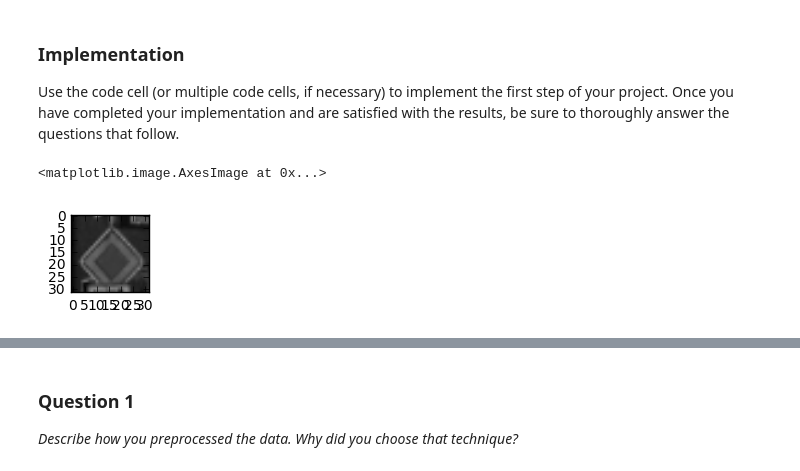
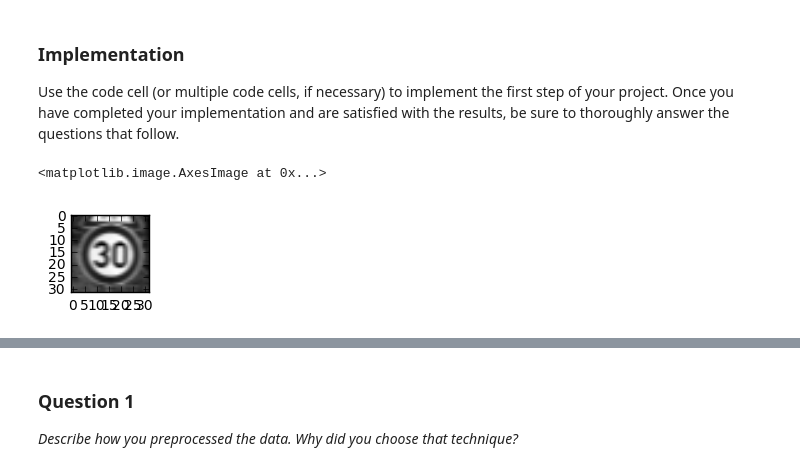
Before and after one commit to gothicmicky/MoocProjects, a Jupyter notebook: SelfDrivingCar/Term1/L11_TrafficSignClassifier/CarND-Traffic-Sign-Classifier-Project-Sharon/Traffic_Sign_Classifier.ipynb, the cells around one changed output, grey strips where cells are left out. Drawn from its saved outputs; the diff is of its cells as text; code cells hidden in the pictures.

```diff
--- a/SelfDrivingCar/Term1/L11_TrafficSignClassifier/CarND-Traffic-Sign-Classifier-Project-Sharon/Traffic_Sign_Classifier.ipynb
+++ b/SelfDrivingCar/Term1/L11_TrafficSignClassifier/CarND-Traffic-Sign-Classifier-Project-Sharon/Traffic_Sign_Classifier.ipynb
@@ -32,6 +32,9 @@ X_train, y_train = train['features'], train['labels']
 X_test, y_test = test['features'], test['labels']
 assert(X_train.shape[0] == y_train.shape[0]), "The number of images is not equal to the number of labels."
 assert(X_train.shape[1:] == (32,32,3)), "The dimensions of the images are not 32 x 32 x 3."
+
+is_features_normal = False
+is_features_grayscale = False
 # %% [markdown]
 ---
 
@@ -124,18 +120,21 @@ X_train, y_train = shuffle(X_train, y_train)
 # %%
 # RGB to grayscale
 import cv2
-X_train = np.mean(X_train, axis=3,dtype=int)
-X_train.resize([X_train.shape[0],X_train.shape[1],X_train.shape[2],1])
-X_test = np.mean(X_test, axis=3,dtype=int)
-X_test.resize([X_test.shape[0],X_test.shape[1],X_test.shape[2],1])
+
+if not is_features_grayscale:
+    X_train = np.mean(X_train, axis=3,dtype=int)
+    X_train.resize([X_train.shape[0],X_train.shape[1],X_train.shape[2],1])
+    X_test = np.mean(X_test, axis=3,dtype=int)
+    X_test.resize([X_test.shape[0],X_test.shape[1],X_test.shape[2],1])
+    is_features_grayscale = True
 
 index = random.randint(0, len(X_train))
-image = X_train[index].squeeze()
+image = X_train[1000].squeeze()
 plt.figure(figsize=(1,1))
 plt.imshow(image, cmap="gray")
 # %% [output]
 <matplotlib.image.AxesImage at 0x...>
-[figure, old version]
+[figure, new version]
 # %%
 # Nomalize input image data
 import math
```
Also changed, not shown: parts of 22 cells of this notebook, 4 other files.
